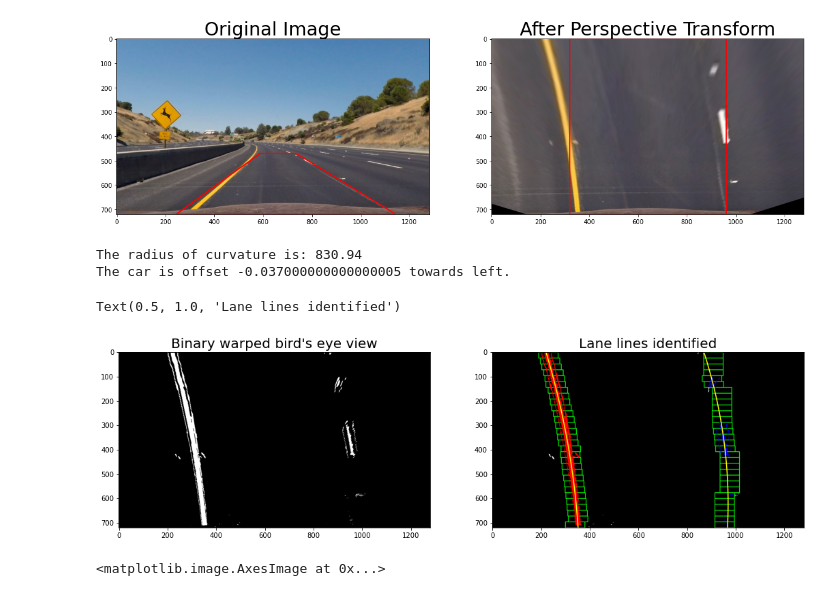
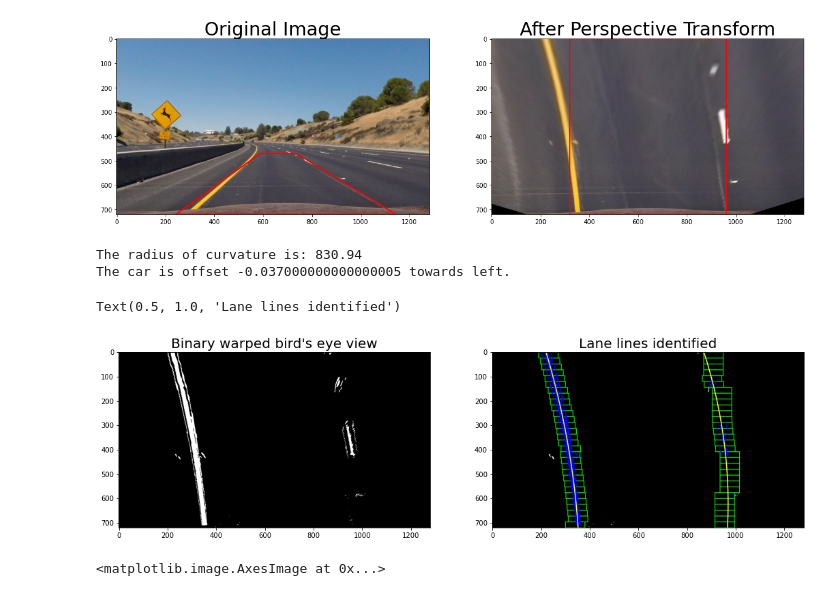
Before and after one commit to theogdz/self-driving-car, a Jupyter notebook: p02-Advanced-Lane-Lines/P2.ipynb, the cells around one changed output. Saved outputs shown, nothing was run; the diff lists cells and outputs as text; code cells hidden in the pictures.

```diff
--- a/p02-Advanced-Lane-Lines/P2.ipynb
+++ b/p02-Advanced-Lane-Lines/P2.ipynb
@@ -373,35 +373,35 @@ pers_obj2 = perspective_trans(combined)
 binary_warped = pers_obj2['warped']
 curv_obj = curvature_eval(binary_warped, nwindows = 30, margin = 40, minpix = 40)
 left_fit = curv_obj['left_fit']
 right_fit = curv_obj['right_fit']
 nonzerox = curv_obj['nonzerox']
 nonzeroy = curv_obj['nonzeroy']
 left_lane_inds = curv_obj['left_lane_inds']
 right_lane_inds = curv_obj['right_lane_inds']
 offset = curv_obj['offset']
 out_img = curv_obj['out_img']
 curvature = round(((curv_obj['left_curverad'] + curv_obj['right_curverad']) / 2),2)
 print('The radius of curvature is: ' + str(curvature))
 print('The car is offset ' + str(offset['offset_val']) + ' towards ' + offset['offset_dir'] + '.')
 
 # Generate x and y values for plotting
 ploty = np.linspace(0, binary_warped.shape[0]-1, binary_warped.shape[0] )
 left_fitx = left_fit[0]*ploty**2 + left_fit[1]*ploty + left_fit[2]
 right_fitx = right_fit[0]*ploty**2 + right_fit[1]*ploty + right_fit[2]
-out_img[nonzeroy[left_lane_inds], nonzerox[left_lane_inds]] = [255, 0, 0]
+out_img[nonzeroy[left_lane_inds], nonzerox[left_lane_inds]] = [0, 0, 255]
 out_img[nonzeroy[right_lane_inds], nonzerox[right_lane_inds]] = [0, 0, 255]
 fig, (ax1, ax2) = plt.subplots(1,2, figsize = (18,9))
 ax1.imshow(binary_warped, cmap = 'gray')
 ax1.set_title('Binary warped bird\'s eye view', fontsize = 20)
 ax2.imshow(out_img)
 ax2.plot(left_fitx, ploty, color='yellow')
 ax2.plot(right_fitx, ploty, color='yellow')
 ax2.set_title('Lane lines identified', fontsize = 20)
 # %% [output]
 The radius of curvature is: 830.94
 The car is offset -0.037000000000000005 towards left.
 Text(0.5, 1.0, 'Lane lines identified')
-[figure, old version]
+[figure, new version]
 # %%
 # Step 6. Overlay identified lane on original image
 plt.imshow(map_color(Minv, binary_warped, und_img, left_fitx, right_fitx, ploty))
```
Also changed, not shown: parts of 1 cell of this notebook, 8 other files.
